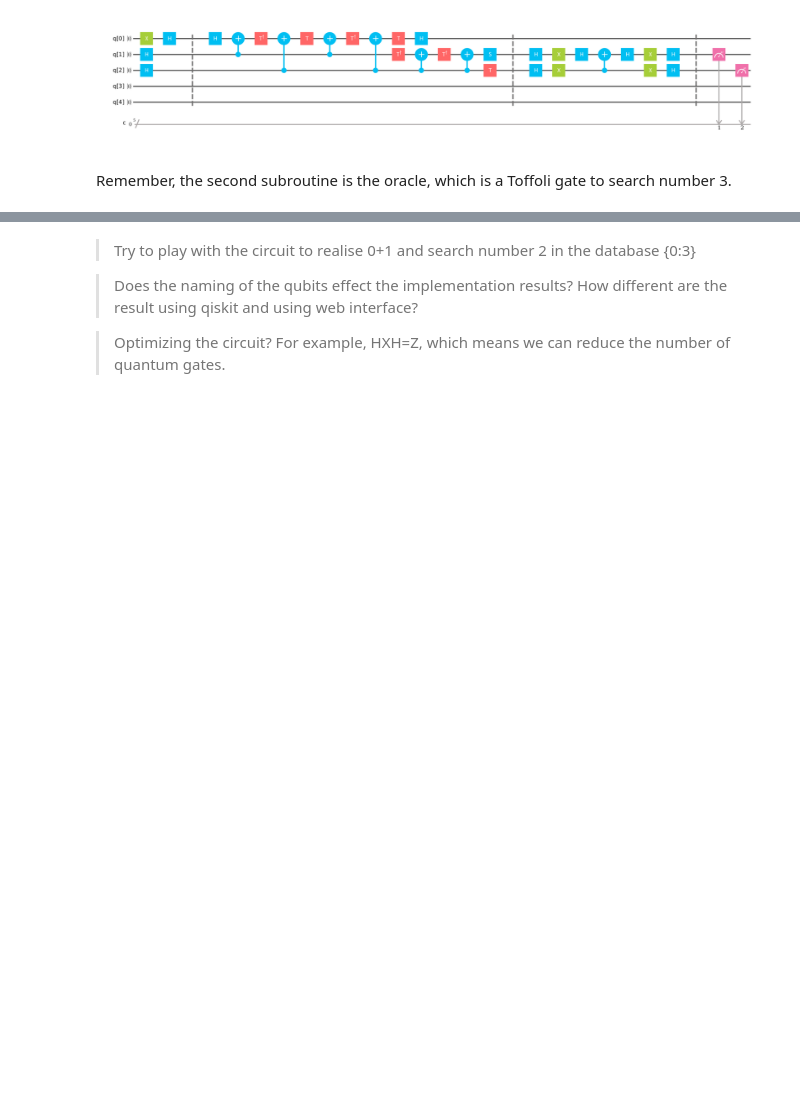
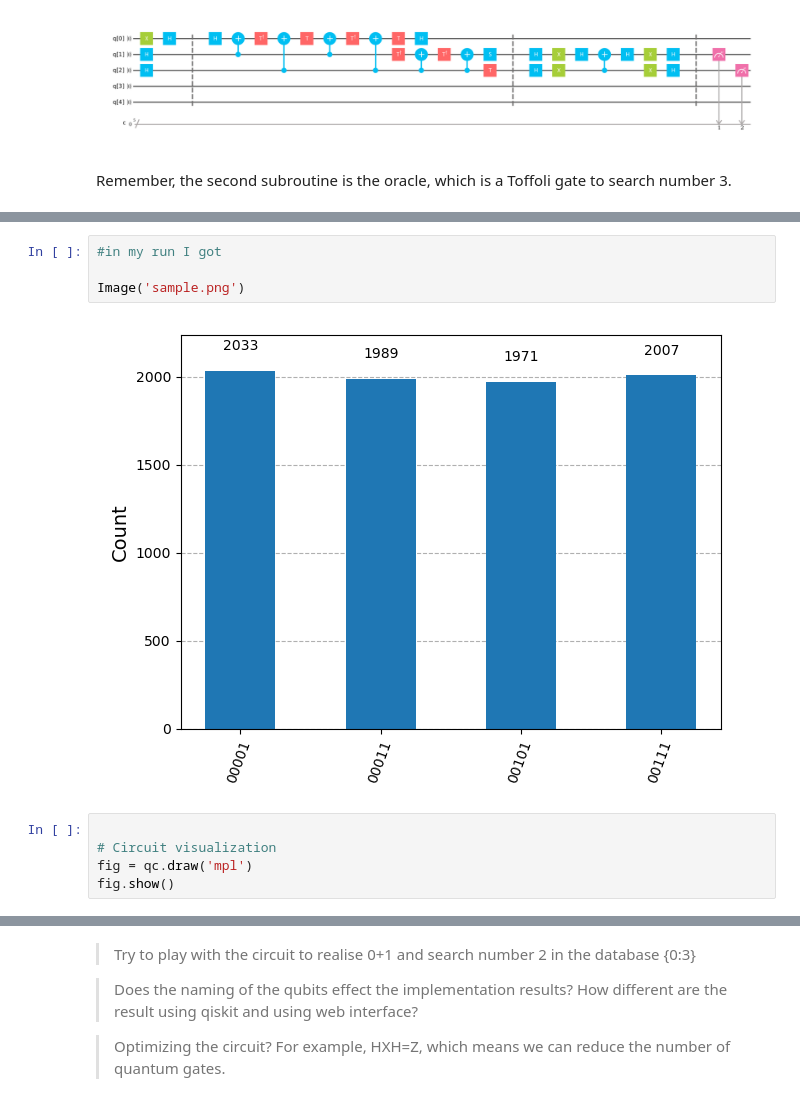
Before and after one commit to mendozacortesgroup/machine_learning_class, a Jupyter notebook: Lectures_Jupyter/L21QuantumComputing/L21QuantumAlgorithmsqiskit.ipynb, the cells around one changed output, grey strips where cells are left out. Drawn from its saved outputs; the diff is of its cells as text; blank space fills up the shorter version.

```diff
--- a/Lectures_Jupyter/L21QuantumComputing/L21QuantumAlgorithmsqiskit.ipynb
+++ b/Lectures_Jupyter/L21QuantumComputing/L21QuantumAlgorithmsqiskit.ipynb
@@ -249,0 +151,11 @@ WARNING: Unable to compile latex. Is `pdflatex` installed? Skipping latex circui
+# %%
+#in my run I got
+
+Image('sample.png')
+# %% [output]
+[figure, added]
+# %%
+
+# Circuit visualization
+fig = qc.draw('mpl')
+fig.show()
```
Also changed, not shown: parts of 37 cells of this notebook, 2 other files.
